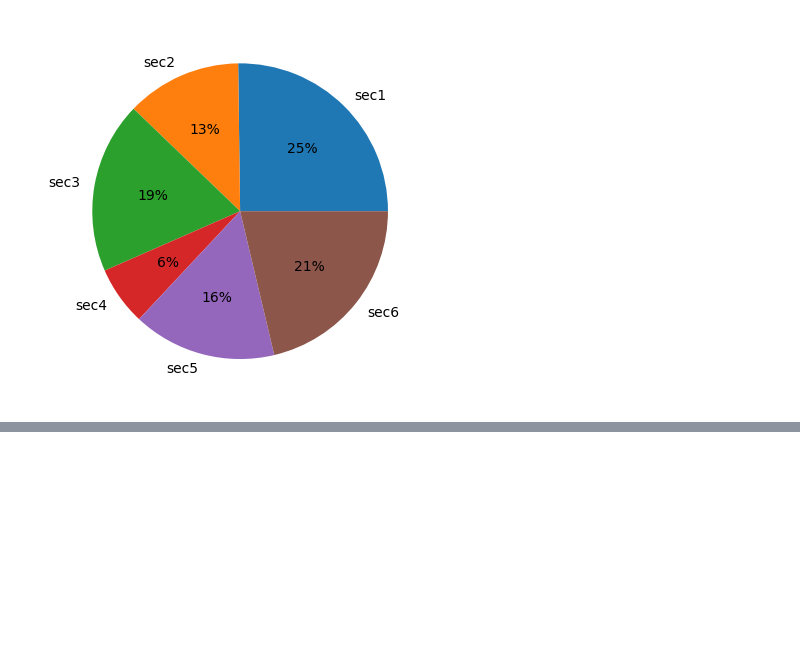
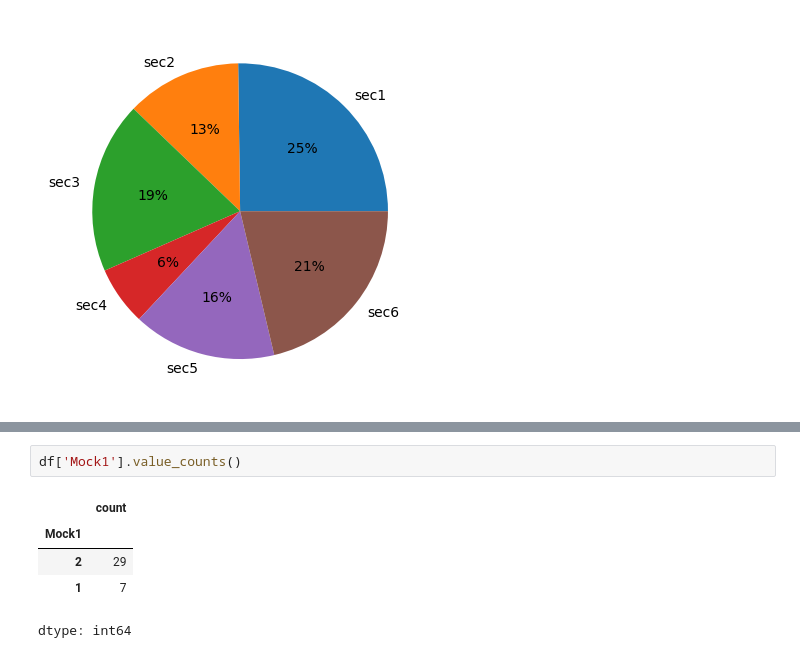
Before and after one commit to AshaS591/Data-Analytics, a Jupyter notebook: pie_charts.ipynb, the cells around one changed output, grey strips where cells are left out. Saved outputs shown, nothing was run; the diff lists cells and outputs as text; blank space fills up the shorter version.

```diff
--- a/pie_charts.ipynb
+++ b/pie_charts.ipynb
@@ -17,0 +29,8 @@ plt.show()
+# %%
+df['Mock1'].value_counts()
+# %% [output]
+|  | count |
+| Mock1 |  |
+| 2 | 29 |
+| 1 | 7 |
+dtype: int64
```
Also changed, not shown: parts of 4 cells of this notebook.
